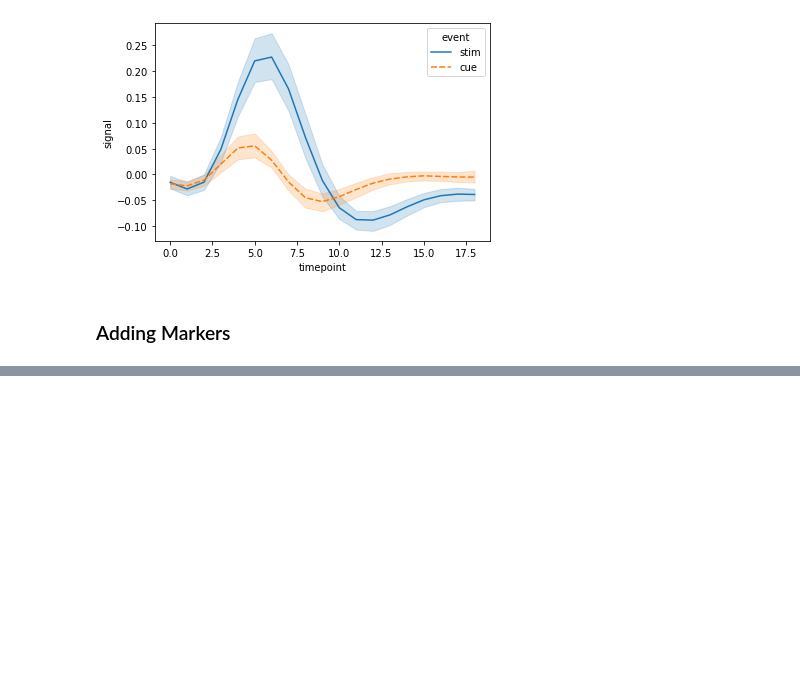
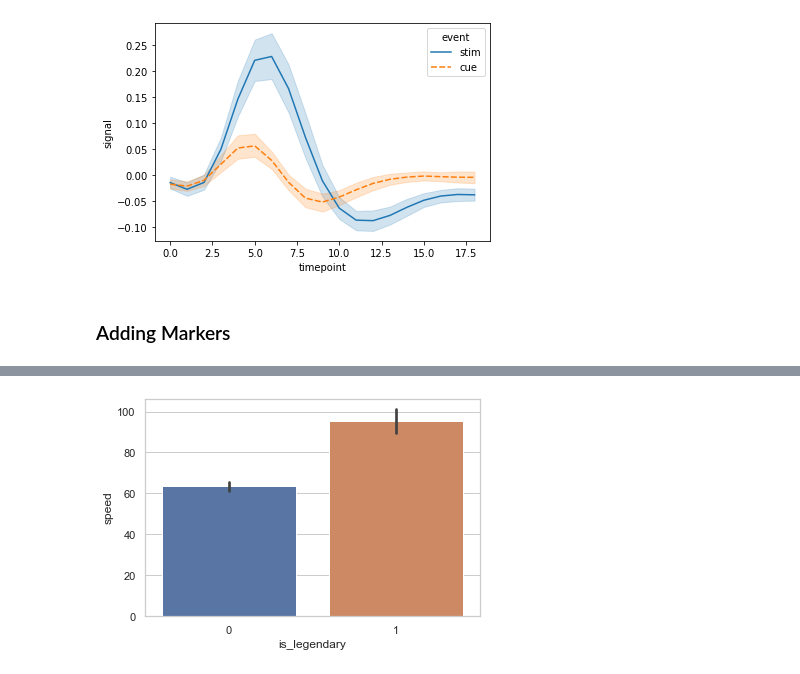
Before and after one commit to imamahasane/SeaBorn_Practices, a Jupyter notebook: SeabornPractices.ipynb, the cells around one changed output, grey strips where cells are left out. Saved outputs shown, nothing was run; the diff lists cells and outputs as text; code cells hidden in the pictures; blank space fills up the shorter version.

```diff
--- a/SeabornPractices.ipynb
+++ b/SeabornPractices.ipynb
@@ -50,0 +55,3 @@ plt.show()
+# %%
+sns.set(style = "whitegrid")
+pokemon = pd.read_csv('pokemon.csv')
@@ -50,0 +74,5 @@ plt.show()
+# %%
+sns.barplot(x = "is_legendary", y = "speed", data = pokemon)
+plt.show()
+# %% [output]
+[figure, added]
```
Also changed, not shown: parts of 4 cells of this notebook, 1 other file.
